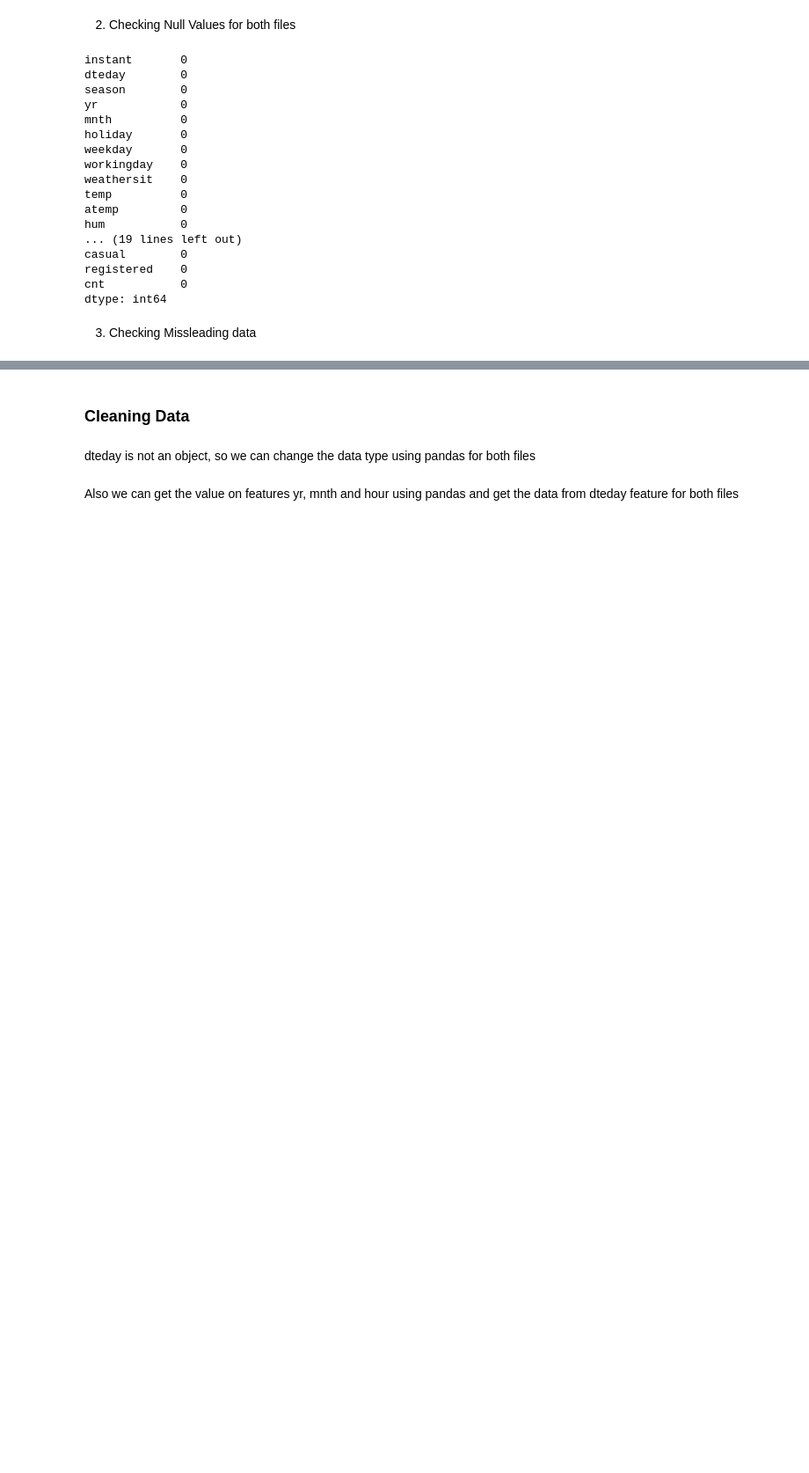
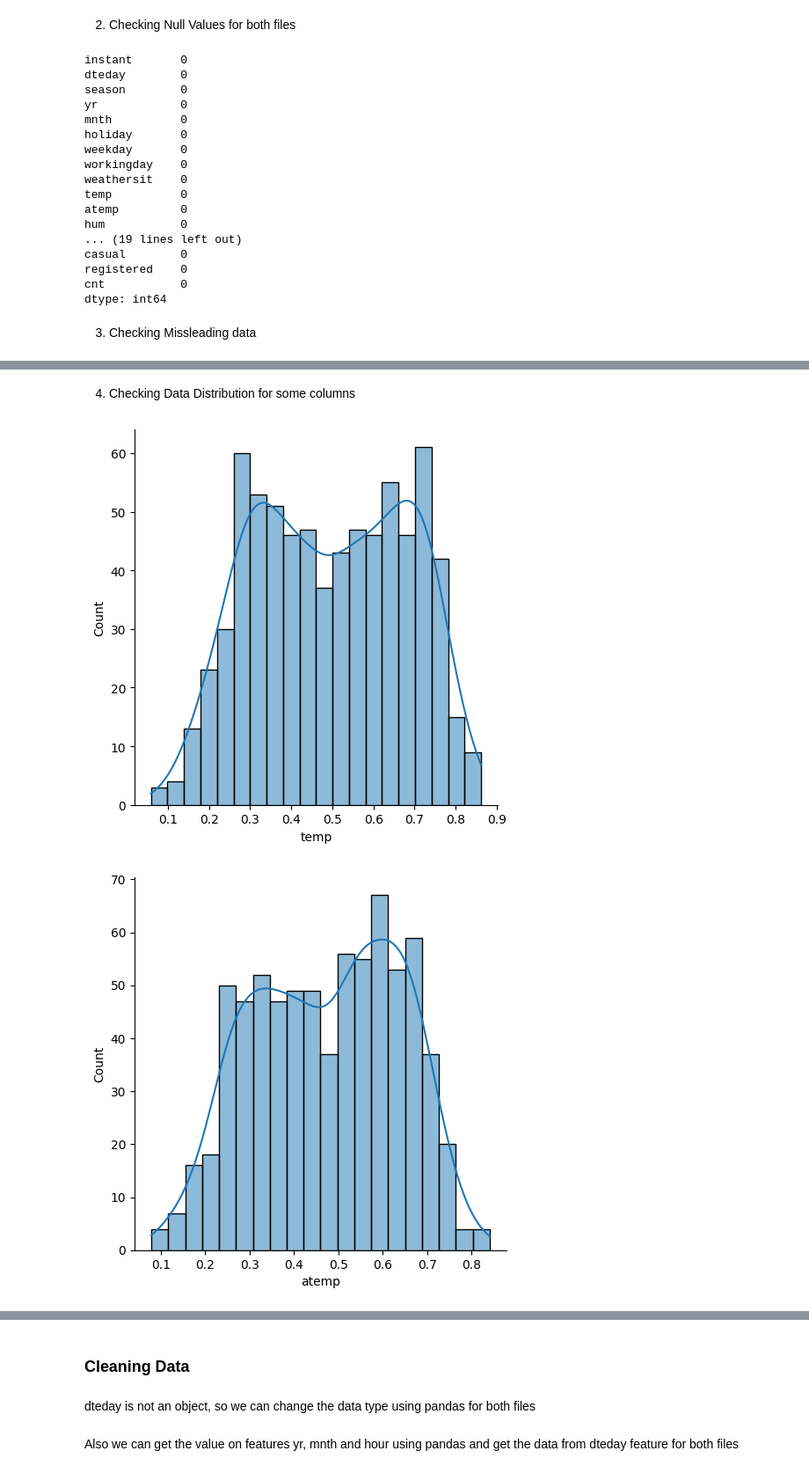
Before and after one commit to Muhammadridho100902/google_collab, a Jupyter notebook: Bike_Shared_Analysis.ipynb, the cells around one changed output, grey strips where cells are left out. Shown at 88% size. Drawn from its saved outputs; the diff is of its cells as text; code cells hidden in the pictures; blank space fills up the shorter version.

```diff
--- a/Bike_Shared_Analysis.ipynb
+++ b/Bike_Shared_Analysis.ipynb
@@ -165,0 +167,9 @@ hd.describe()
+# %% [markdown]
+4. Checking Data Distribution for some columns
+# %%
+for i in dd.columns[9:13]:
+  sns.displot(x=dd[i], bins=20, kde=True)
+  plt.show()
+# %% [output]
+[figure, added]
+[figure, added]
```
Also changed, not shown: parts of 12 cells of this notebook.
